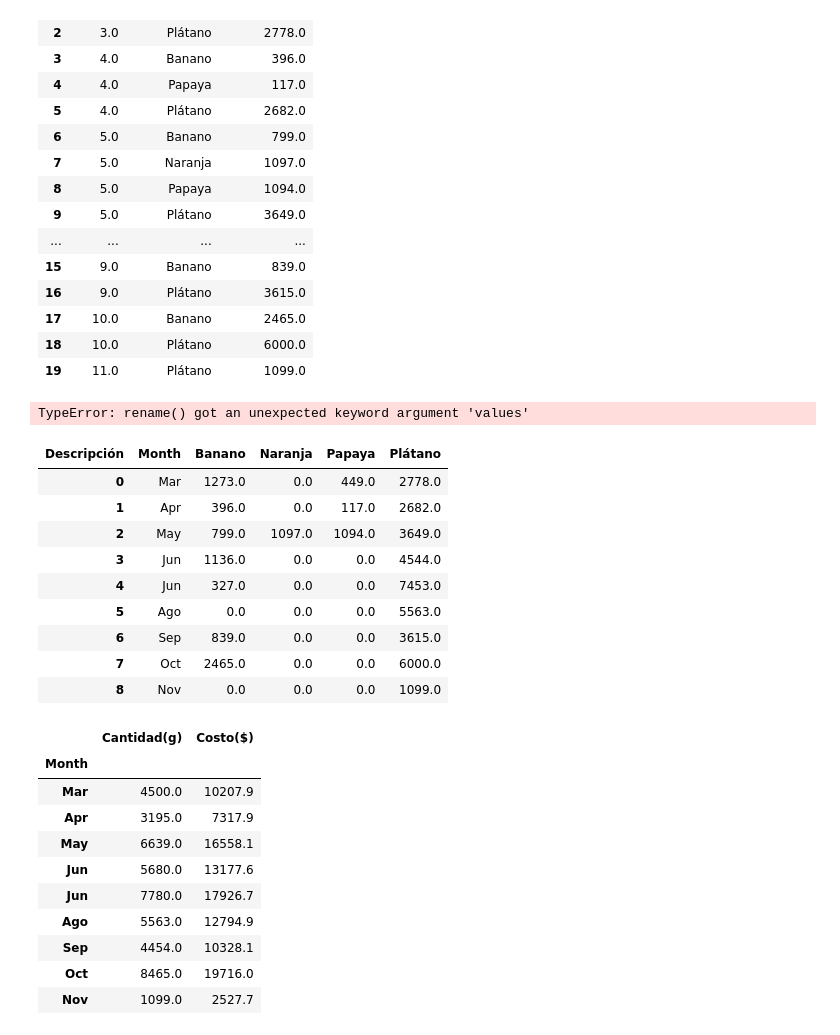
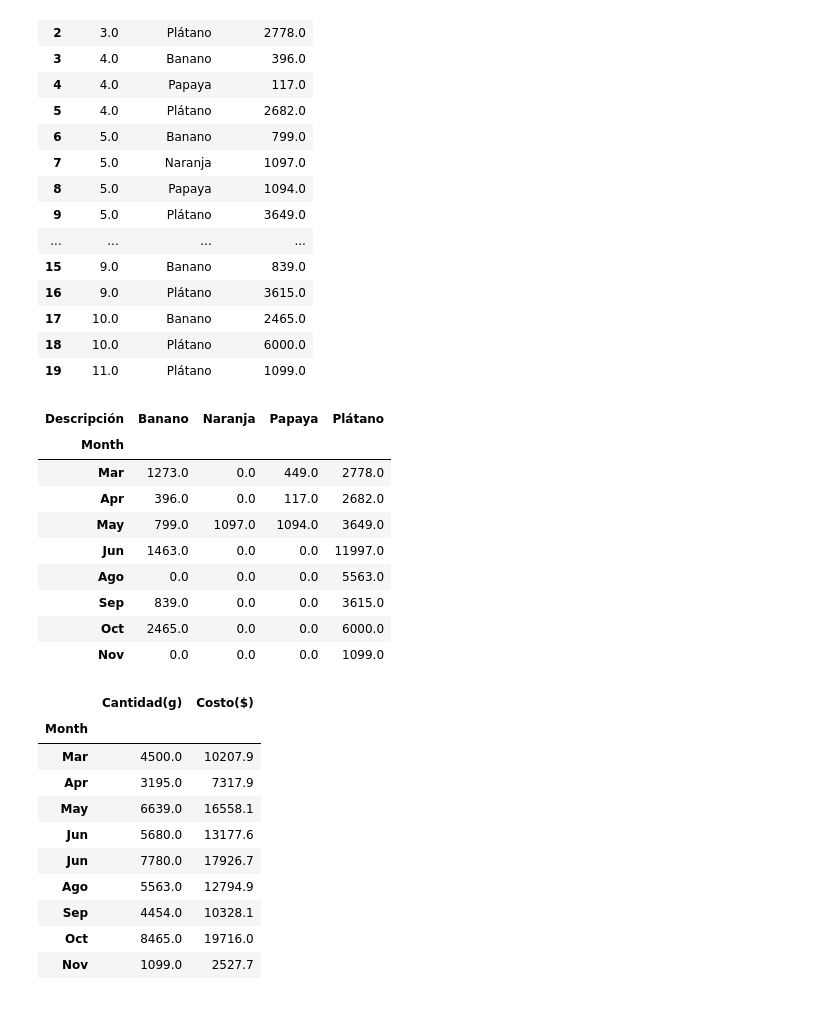
Before and after one commit to isabelyb/bokeh_birds_dashboard, a Jupyter notebook: birds_dashboard.ipynb, the cells around one changed output. Saved outputs shown, nothing was run; the diff lists cells and outputs as text; code cells hidden in the pictures.

```diff
--- a/birds_dashboard.ipynb
+++ b/birds_dashboard.ipynb
@@ -191,28 +191,22 @@ df5
 | 19 | 11.0 | Plátano | 1099.0 |
 # %%
 df6 = df5.pivot(columns='Descripción', index='Month', values='Cantidad(g)')
-df6.rename(index={
+df7 = df6.rename(index={
     1.0:'Jan', 2.0:'Feb', 3.0:'Mar', 4.0:'Apr', 5.0:'May', 6.0:'Jun',
     7.0:'Jun', 8.0:'Ago', 9.0:'Sep', 10.0:'Oct', 11.0:'Nov', 12.0:'Dic'})
-df6
+df7= df7.groupby('Month', sort=False).sum()
+df7
 # %% [output]
-TypeError: rename() got an unexpected keyword argument 'values'
+| Descripción | Banano | Naranja | Papaya | Plátano |
+| Month |  |  |  |  |
+| Mar | 1273.0 | 0.0 | 449.0 | 2778.0 |
+| Apr | 396.0 | 0.0 | 117.0 | 2682.0 |
+| May | 799.0 | 1097.0 | 1094.0 | 3649.0 |
+| Jun | 1463.0 | 0.0 | 0.0 | 11997.0 |
+| Ago | 0.0 | 0.0 | 0.0 | 5563.0 |
+| Sep | 839.0 | 0.0 | 0.0 | 3615.0 |
+| Oct | 2465.0 | 0.0 | 0.0 | 6000.0 |
+| Nov | 0.0 | 0.0 | 0.0 | 1099.0 |
-# %%
-df7 = df6.reset_index().replace(np.nan, 0)
-df7 = df7.replace({'Month':{1.0:'Jan', 2.0:'Feb', 3.0:'Mar', 4.0:'Apr', 5.0:'May', 6.0:'Jun',
-    7.0:'Jun', 8.0:'Ago', 9.0:'Sep', 10.0:'Oct', 11.0:'Nov', 12.0:'Dic'}})
-df7
-# %% [output]
-| Descripción | Month | Banano | Naranja | Papaya | Plátano |
-| 0 | Mar | 1273.0 | 0.0 | 449.0 | 2778.0 |
-| 1 | Apr | 396.0 | 0.0 | 117.0 | 2682.0 |
-| 2 | May | 799.0 | 1097.0 | 1094.0 | 3649.0 |
-| 3 | Jun | 1136.0 | 0.0 | 0.0 | 4544.0 |
-| 4 | Jun | 327.0 | 0.0 | 0.0 | 7453.0 |
-| 5 | Ago | 0.0 | 0.0 | 0.0 | 5563.0 |
-| 6 | Sep | 839.0 | 0.0 | 0.0 | 3615.0 |
-| 7 | Oct | 2465.0 | 0.0 | 0.0 | 6000.0 |
-| 8 | Nov | 0.0 | 0.0 | 0.0 | 1099.0 |
 # %%
 by_month = df.groupby(['Month']).sum()
 by_month = by_month.rename(index={
```
Also changed, not shown: parts of 4 cells of this notebook.
